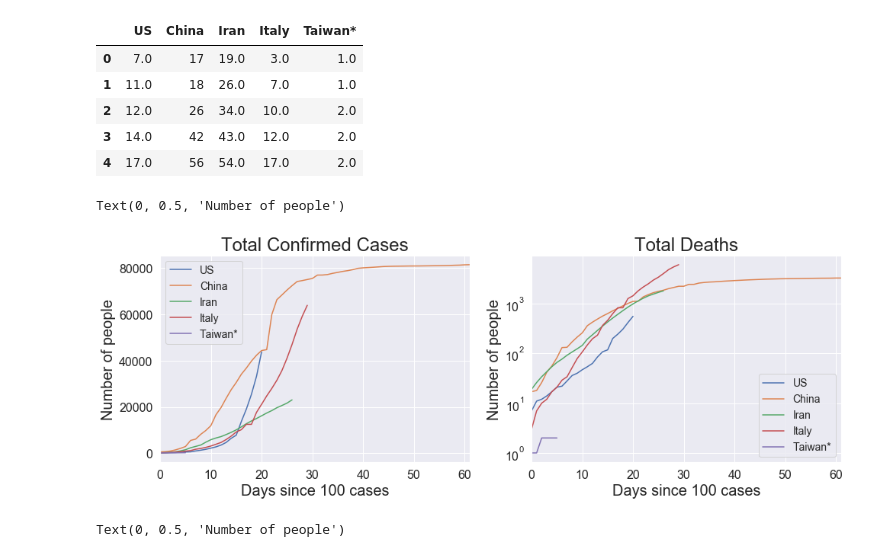
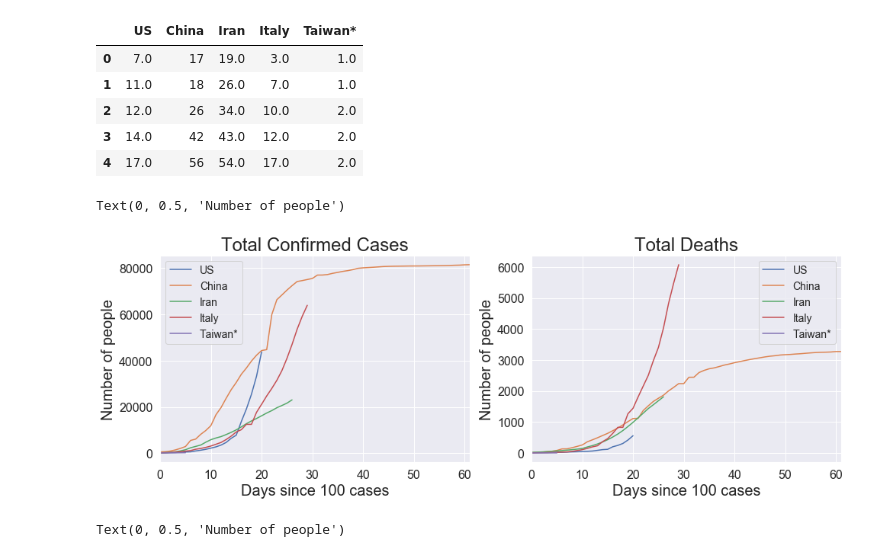
Before and after one commit to AMWen/COVID-19, a Jupyter notebook: COVID-19.ipynb, the cells around one changed output. Cells and saved outputs as stored; diff of their text form; code cells hidden in the pictures.

```diff
--- a/COVID-19.ipynb
+++ b/COVID-19.ipynb
@@ -195,22 +197,22 @@ deaths_shifted.head()
 # %%
 # Figure settings
 legible_graph(16, 5)
 
 # Plot total cases and deaths over time on linear scale
 plt.subplot(1, 2, 1)
 cases_shifted.plot(ax=plt.gca())
 plt.title('Total Confirmed Cases')
 plt.xlabel('Days since 100 cases')
 plt.ylabel('Number of people')
 
 plt.subplot(1, 2, 2)
-deaths_shifted.plot(logy=True, ax=plt.gca())
+deaths_shifted.plot(ax=plt.gca())
 plt.title('Total Deaths')
 plt.xlabel('Days since 100 cases')
 plt.ylabel('Number of people')
 # %% [output]
 Text(0, 0.5, 'Number of people')
-[figure, old version]
+[figure, new version]
 # %%
 # Figure settings
 legible_graph(16, 5)
```
Also changed, not shown: parts of 1 cell of this notebook.
